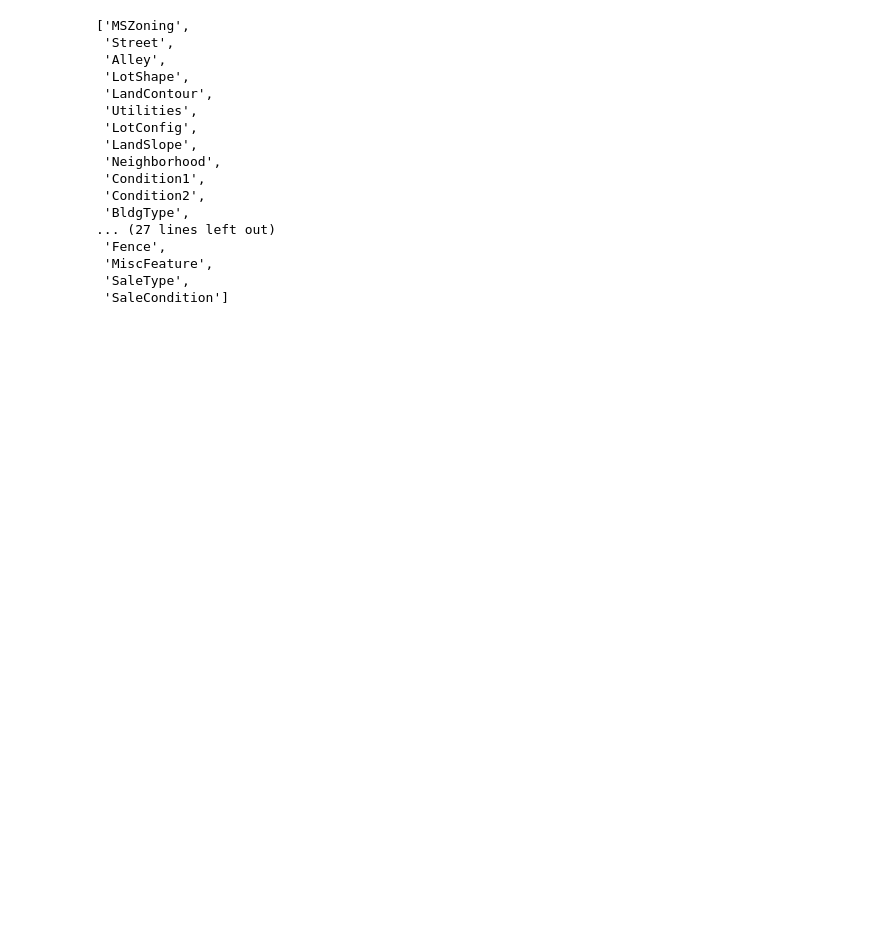
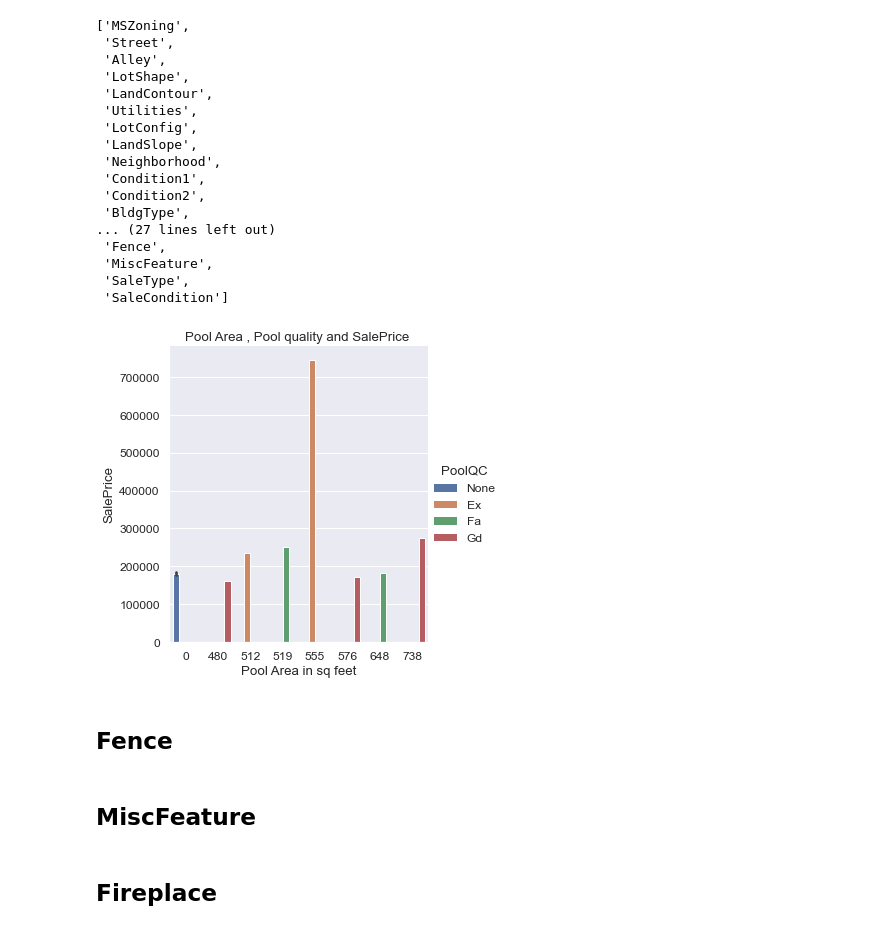
Before and after one commit to kshitijmohan15/Data-Analysis, a Jupyter notebook: Advanced Regression House Prices/train_house_prices.ipynb, the cells around one changed output. Drawn from its saved outputs; the diff is of its cells as text; code cells hidden in the pictures; blank space fills up the shorter version.

```diff
--- a/Advanced Regression House Prices/train_house_prices.ipynb
+++ b/Advanced Regression House Prices/train_house_prices.ipynb
@@ -214,0 +259,3 @@ See the caveats in the documentation: https://pandas.pydata.org/pandas-docs/stab
+# %%
+garage_cols=['GarageType','GarageQual','GarageCond','GarageYrBlt','GarageFinish','GarageCars','GarageArea']
+house[garage_cols][house['GarageType'].isnull()==True]
@@ -214,0 +280,8 @@ See the caveats in the documentation: https://pandas.pydata.org/pandas-docs/stab
+# %%
+# All garage related features are missing values in same rows. that means we can replace categorical variables with None and continuous ones with 0.
+
+for col in garage_cols:
+    if house[col].dtype==np.object:
+        house[col] = house[col].fillna('None')
+    else:
+        house[col] = house[col].fillna(0)
@@ -214,0 +299,3 @@ See the caveats in the documentation: https://pandas.pydata.org/pandas-docs/stab
+# %%
+house['SqrtLotArea']=np.sqrt(house['LotArea'])
+house['LotFrontage'].corr(house['SqrtLotArea'])
@@ -214,0 +306,3 @@ See the caveats in the documentation: https://pandas.pydata.org/pandas-docs/stab
+# %%
+filter = house['LotFrontage'].isnull()
+house.LotFrontage[filter]=house.SqrtLotArea[filter]
@@ -240,3 +339,15 @@ catCol
  'MiscFeature',
  'SaleType',
  'SaleCondition']
+# %%
+#If PoolArea is 0, that means that house doesn't have a pool.
+#So we can replace PoolQuality with None.
+house["PoolQC"] = house["PoolQC"].fillna('None')
+sns.factorplot("PoolArea","SalePrice",data=house,hue="PoolQC",kind='bar')
+plt.title("Pool Area , Pool quality and SalePrice ")
+plt.ylabel("SalePrice")
+plt.xlabel("Pool Area in sq feet");
+# %% [output]
+[figure, added]
+# %% [markdown]
+## Fence
@@ -242,0 +356,2 @@ catCol
+# %% [markdown]
+## MiscFeature
@@ -242,0 +361,2 @@ catCol
+# %% [markdown]
+## Fireplace
```
Also changed, not shown: parts of 31 cells of this notebook.
